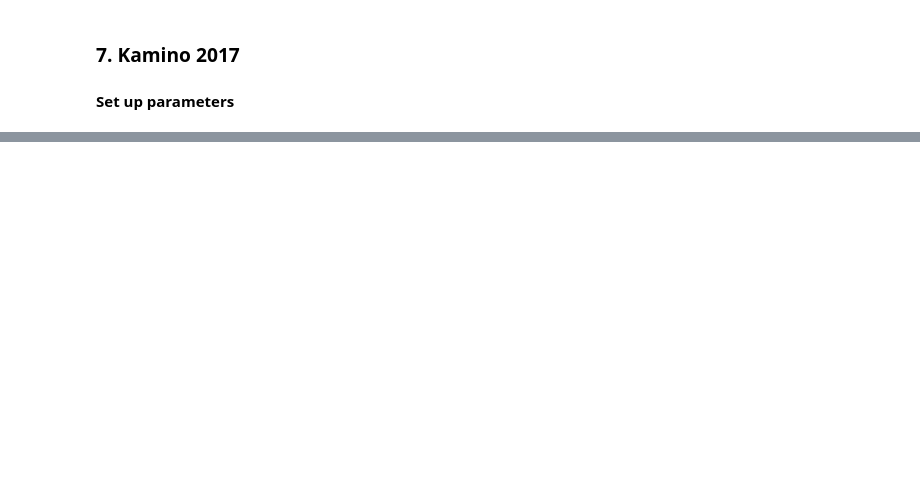
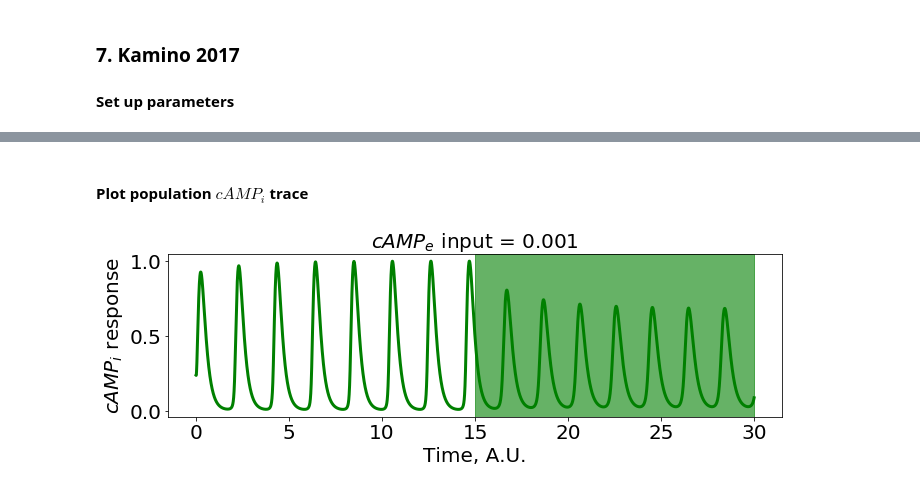
Before and after one commit to sgrolab/dictymodels, a Jupyter notebook: Python agent models/POP_collective_oscillation.ipynb, the cells around one changed output, grey strips where cells are left out. Drawn from its saved outputs; the diff is of its cells as text; code cells hidden in the pictures; blank space fills up the shorter version.

```diff
--- a/Python agent models/POP_collective_oscillation.ipynb
+++ b/Python agent models/POP_collective_oscillation.ipynb
@@ -251,7 +264,21 @@ signal_trace[stim_time_step:] = step_signal
-# %%
-[t_plot_Kamino, y_trace, x_trace] = Kamino2017_SC(KaminoAgentParam,dt,t,signal_trace)
-t_plot_Kamino = t_plot_Kamino*6/Nt_Kamino
-
-# Normalize height of cAMPi response trace to 1
-y_trace = y_trace/(np.amax(y_trace))
-plot_SC_spike_oscillation(t_plot_Kamino,signal_trace, y_trace,step_signal)
+# %%
+# cAMPe influx level. By default low, itermediate and high levels are 0.001,0.002 and 0.1
+cAMPext_influx=0.001
+
+stim_time= 0.5 # cAMPext_influx happens at half the total time
+stim_time_step=int(round(stim_time*t_tot*Nt_Kamino/dt)) # at this time step input is applied
+cAMPext_influx_trace=np.zeros(len(t))
+cAMPext_influx_trace[stim_time_step:] = cAMPext_influx
+
+[t_plot_Kamino, y_trace, x_trace] = Kamino_pop(KaminoPopParam,dt,t,cAMPext_influx_trace)
+# Rescale time
+t_plot_Kamino = t_plot_Kamino/(Nt_Kamino)
+# Normalize height of cAMPi response trace (y_trace) to 1
+y_trace_norm = y_trace/(np.amax(y_trace))
+# %% [markdown]
+#### Plot population $cAMP_i$  trace
+# %%
+# Plot outputs
+plot_POP_oscillation(t_plot_Kamino,y_trace_norm, cAMPext_influx, t_tot, stim_time)
+# %% [output]
+[figure, added]
```
Also changed, not shown: parts of 18 cells of this notebook, 1 other file.
